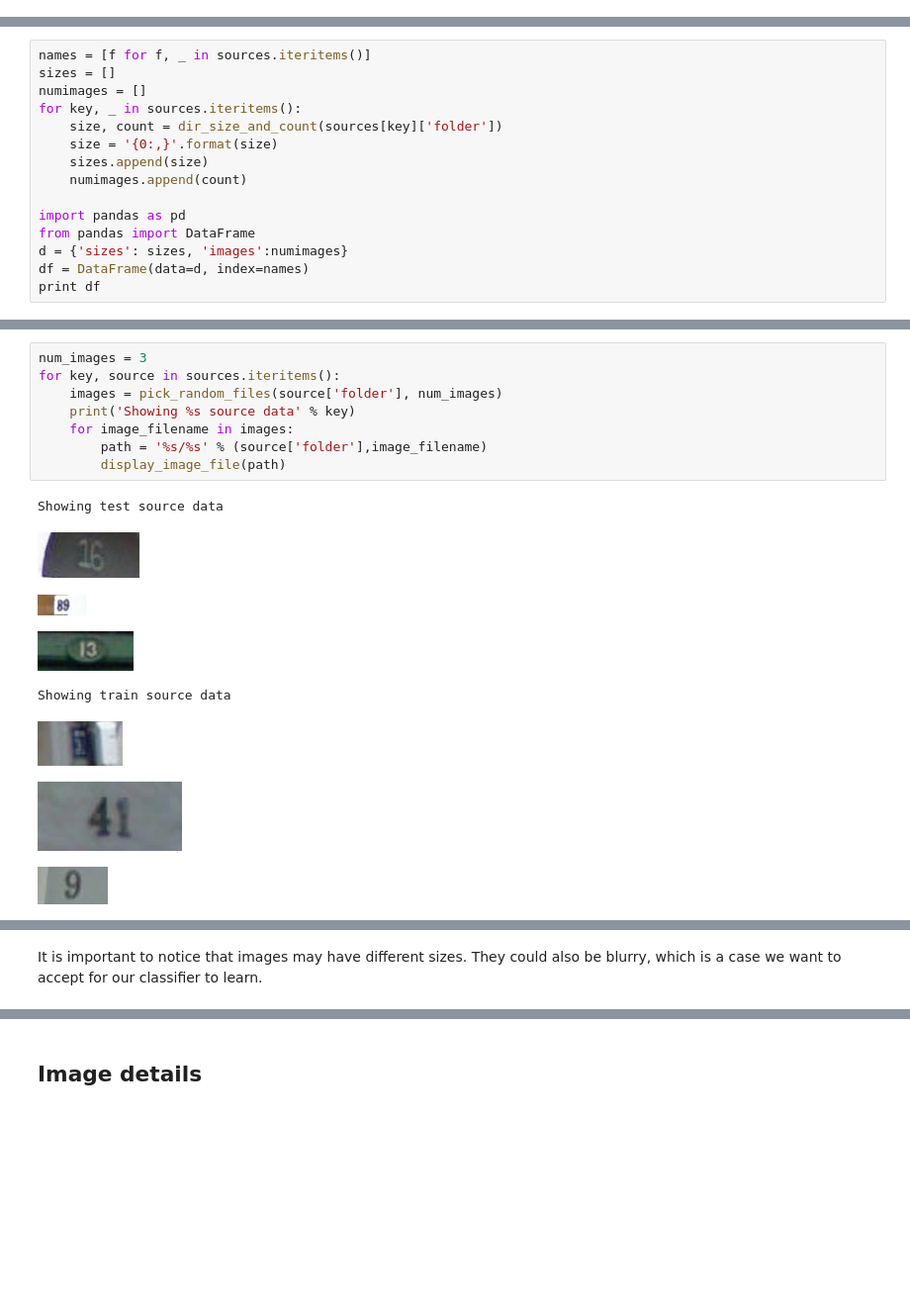
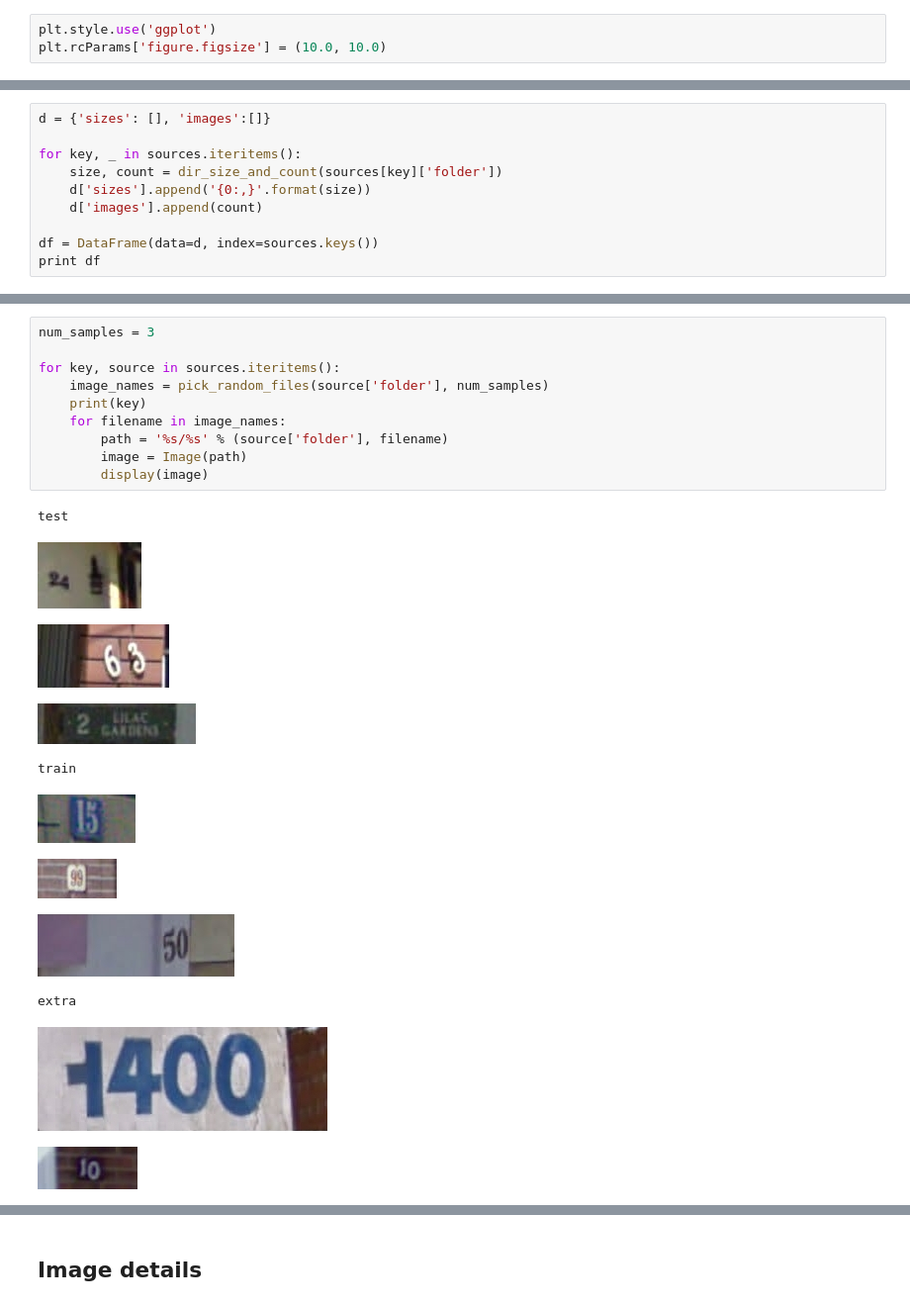
Before and after one commit to diegoalejogm/udacity-ml-nanodegree, a Jupyter notebook: projects/capstone/data_exploration.ipynb, the cells around one changed output, grey strips where cells are left out. Shown: that part at 99% size. Saved outputs shown, nothing was run; the diff lists cells and outputs as text; blank space fills up the shorter version.

Commit message:
refactor: removed redundant code, separated imports

```diff
--- a/projects/capstone/data_exploration.ipynb
+++ b/projects/capstone/data_exploration.ipynb
@@ -1 +14,4 @@
+# %%
+plt.style.use('ggplot')
+plt.rcParams['figure.figsize'] = (10.0, 10.0)
 # %%
@@ -15,18 +25,13 @@ def dir_size_and_count(folder):
     count = len(arr)
     return size, count
 # %%
-names = [f for f, _ in sources.iteritems()]
-sizes = []
-numimages = []
+d = {'sizes': [], 'images':[]}
+
 for key, _ in sources.iteritems():
     size, count = dir_size_and_count(sources[key]['folder'])
-    size = '{0:,}'.format(size)
-    sizes.append(size)
-    numimages.append(count)
+    d['sizes'].append('{0:,}'.format(size))
+    d['images'].append(count)
 
-import pandas as pd
-from pandas import DataFrame
-d = {'sizes': sizes, 'images':numimages}
-df = DataFrame(data=d, index=names)
+df = DataFrame(data=d, index=sources.keys())
 print df
 # %% [output]
@@ -52,17 +51,22 @@ def display_image_file(filename):
 # %%
-num_images = 3
+num_samples = 3
+
 for key, source in sources.iteritems():
-    images = pick_random_files(source['folder'], num_images)
-    print('Showing %s source data' % key)
-    for image_filename in images:
-        path = '%s/%s' % (source['folder'],image_filename)
-        display_image_file(path)
+    image_names = pick_random_files(source['folder'], num_samples)
+    print(key)
+    for filename in image_names:
+        path = '%s/%s' % (source['folder'], filename)
+        image = Image(path)
+        display(image)
 # %% [output]
-Showing test source data
+test
-[figure, old version]
+[figure, new version]
-[figure, old version]
+[figure, new version]
-[figure, old version]
+[figure, new version]
-Showing train source data
+train
-[figure, old version]
+[figure, new version]
-[figure, old version]
+[figure, new version]
-[figure, old version]
+[figure, new version]
+extra
+[figure, added]
+[figure, added]
@@ -69,2 +73,0 @@ Showing train source data
-# %% [markdown]
-It is important to notice that images may have different sizes. They could also be blurry, which is a case we want to accept for our classifier to learn.
```
Also changed, not shown: parts of 42 cells of this notebook.
